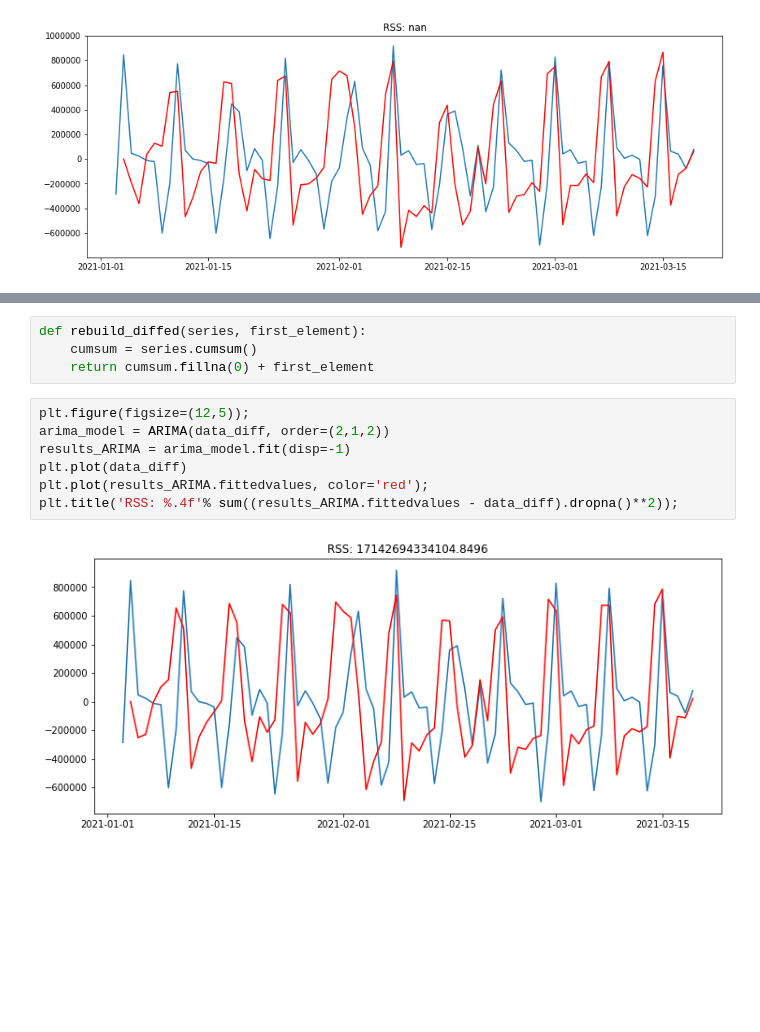
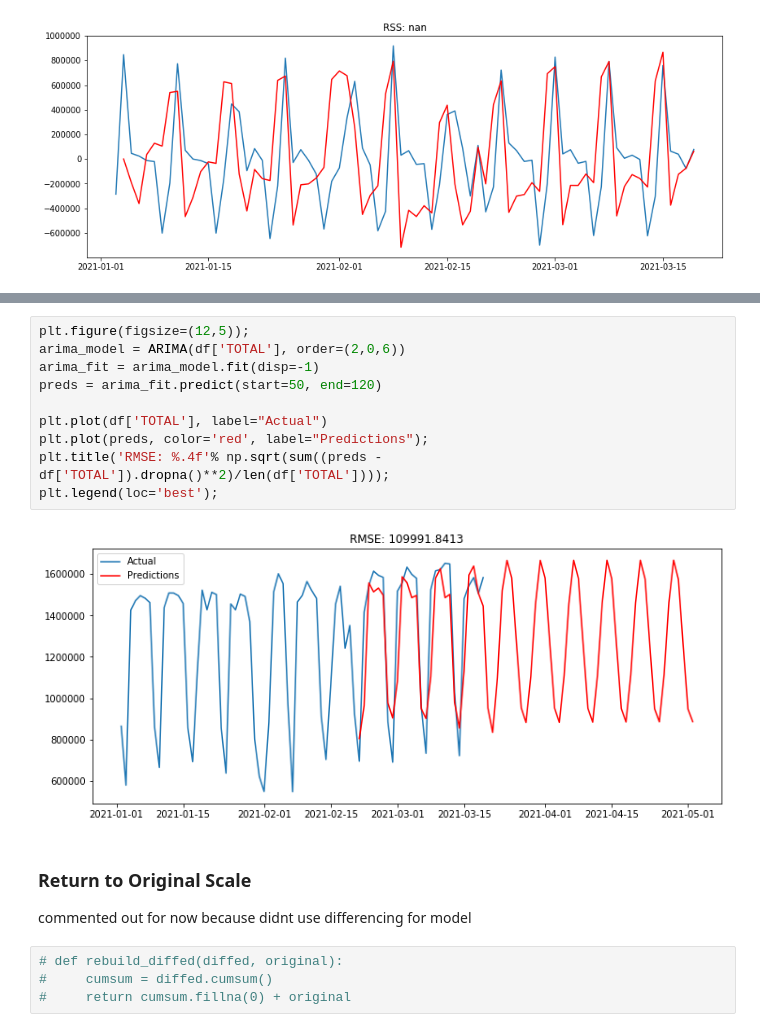
Before and after one commit to justinm0rgan/mta-turnstile-covid, a Jupyter notebook: modeling.ipynb, the cells around one changed output, grey strips where cells are left out. Cells and saved outputs as stored; diff of their text form; blank space fills up the shorter version.

```diff
--- a/modeling.ipynb
+++ b/modeling.ipynb
@@ -368,14 +363,20 @@ Combines AR and MA
+# %%
+plt.figure(figsize=(12,5));
+arima_model = ARIMA(df['TOTAL'], order=(2,0,6))
+arima_fit = arima_model.fit(disp=-1)
+preds = arima_fit.predict(start=50, end=120)
+
+plt.plot(df['TOTAL'], label="Actual")
+plt.plot(preds, color='red', label="Predictions");
+plt.title('RMSE: %.4f'% np.sqrt(sum((preds - df['TOTAL']).dropna()**2)/len(df['TOTAL'])));
+plt.legend(loc='best');
+# %% [output]
+[figure, added]
+# %% [markdown]
+### Return to Original Scale
+commented out for now because didnt use differencing for model
 # %%
-def rebuild_diffed(series, first_element):
-    cumsum = series.cumsum()
-    return cumsum.fillna(0) + first_element
+# def rebuild_diffed(diffed, original):
+#     cumsum = diffed.cumsum()
+#     return cumsum.fillna(0) + original
-# %%
-plt.figure(figsize=(12,5));
-arima_model = ARIMA(data_diff, order=(2,1,2))
-results_ARIMA = arima_model.fit(disp=-1)
-plt.plot(data_diff)
-plt.plot(results_ARIMA.fittedvalues, color='red');
-plt.title('RSS: %.4f'% sum((results_ARIMA.fittedvalues - data_diff).dropna()**2));
-# %% [output]
-[figure, removed]
 # %%
```
Also changed, not shown: parts of 15 cells of this notebook.
